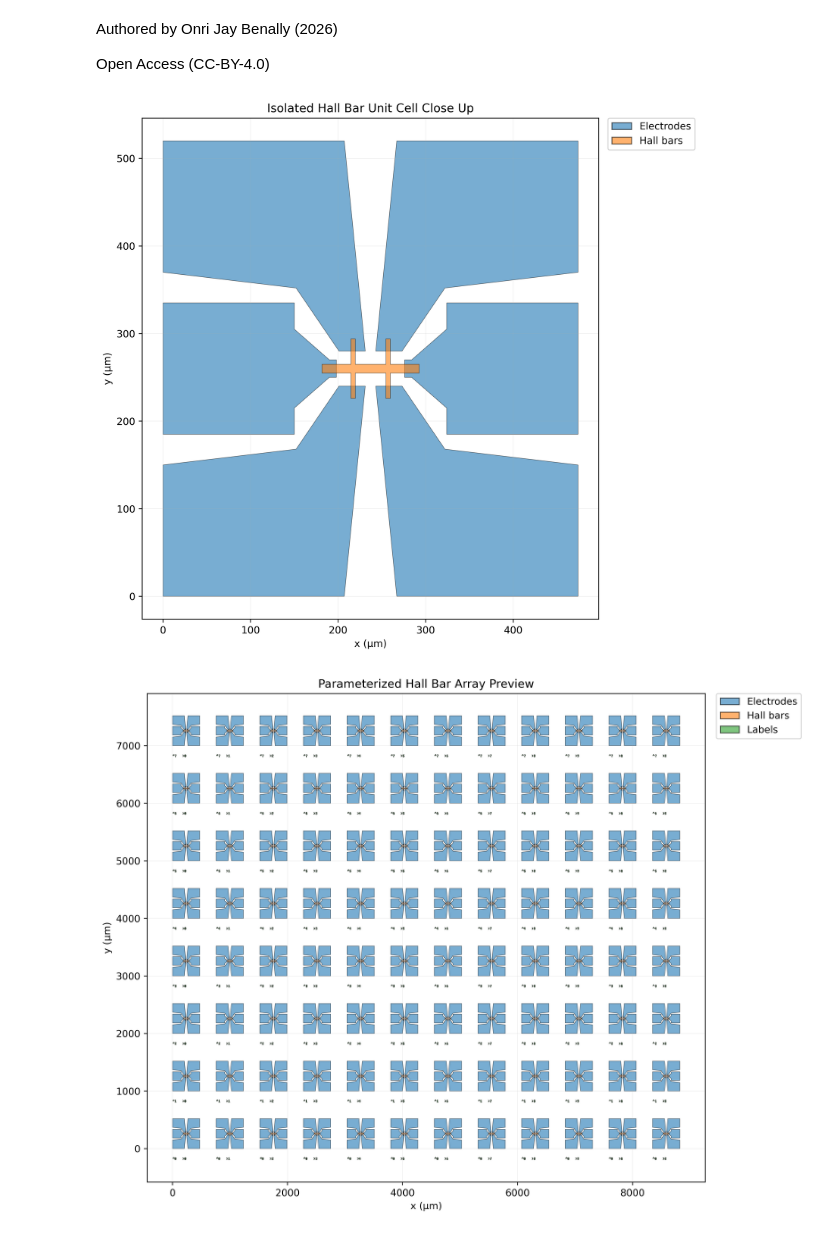
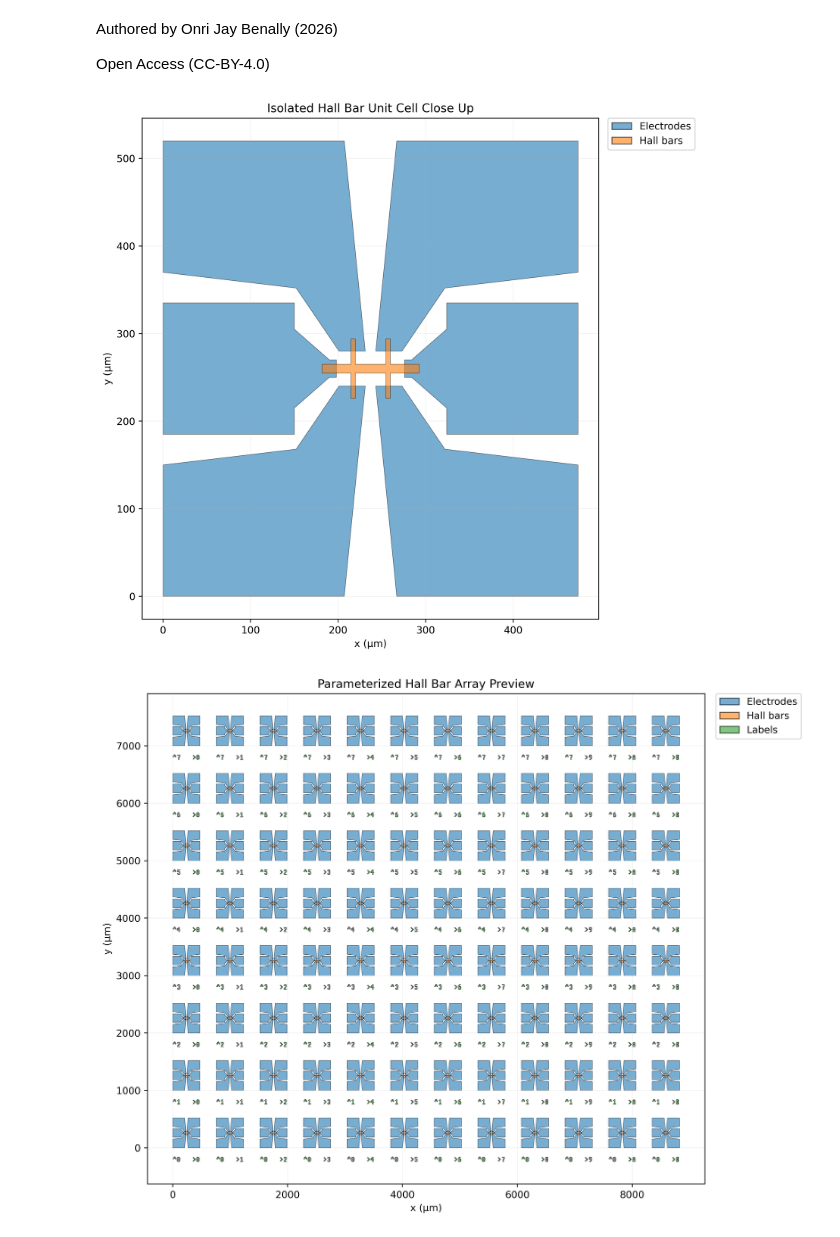
Before and after one commit to OJB-Quantum/Spintronics-Generative-Layouts, a Jupyter notebook: Micron_Hall_Bar_Test_Array_with_Labels_in_Colab.ipynb, the cells around one changed output. Cells and saved outputs as stored; diff of their text form; code cells hidden in the pictures.

```diff
--- a/Micron_Hall_Bar_Test_Array_with_Labels_in_Colab.ipynb
+++ b/Micron_Hall_Bar_Test_Array_with_Labels_in_Colab.ipynb
@@ -47,7 +47,7 @@ Y_EDGE_TO_EDGE_SPACING_UM: Final[float] = 480.0
 
 LABEL_TOP_OFFSET_UM: Final[float] = 150.0
 LABEL_LEFT_INSET_UM: Final[float] = 5.0
-LABEL_HEIGHT_UM: Final[float] = 60.0
+LABEL_HEIGHT_UM: Final[float] = 120.0
 
 GDS_UNIT_M: Final[float] = 1e-6
 GDS_PRECISION_M: Final[float] = 1e-9
@@ -408,34 +408,34 @@ def plot_layout_preview(cell: gdstk.Cell, phidl_device=None, title: str = "Layou
 
     fig.tight_layout(rect=(0.0, 0.0, 0.82, 1.0))
     plt.show()
 
 
 # Execution and generation process
 library, top_cell, unit_cell, metadata = make_hall_bar_array()
 output_path = export_layout(library, OUTPUT_BASENAME, EXPORT_FORMAT)
 
 # Isolate and plot the single unit cell close up
 phidl_preview_unit = gdstk_cell_to_phidl_device(unit_cell)
 plot_layout_preview(unit_cell, phidl_preview_unit, title="Isolated Hall Bar Unit Cell Close Up")
 
 # Plot the comprehensive macroscopic array
 phidl_preview_top = gdstk_cell_to_phidl_device(top_cell)
 plot_layout_preview(top_cell, phidl_preview_top, title="Parameterized Hall Bar Array Preview")
 
 print(f"Wrote file out to {output_path}")
 print(
     f"Electrode bounding box dimensions are {metadata['electrode_width_um']:.3f} µm by "
     f"{metadata['electrode_height_um']:.3f} µm"
 )
 print(
     f"Array pitch spacing is {metadata['pitch_x_um']:.3f} µm by "
     f"{metadata['pitch_y_um']:.3f} µm"
 )
 print(f"Total array layout size comprises {ARRAY_COLUMNS_X} columns by {ARRAY_ROWS_Y} rows")
 print(f"Main Hall bar active trace width utilizes {MAIN_HALL_BAR_TRACE_WIDTH_UM:.3f} µm")
 # %% [output]
 [figure]
-[figure, old version]
+[figure, new version]
 Wrote file out to /content/Hall_bar_array.gds
 Electrode bounding box dimensions are 474.000 µm by 520.000 µm
 Array pitch spacing is 759.000 µm by 1000.000 µm
```
